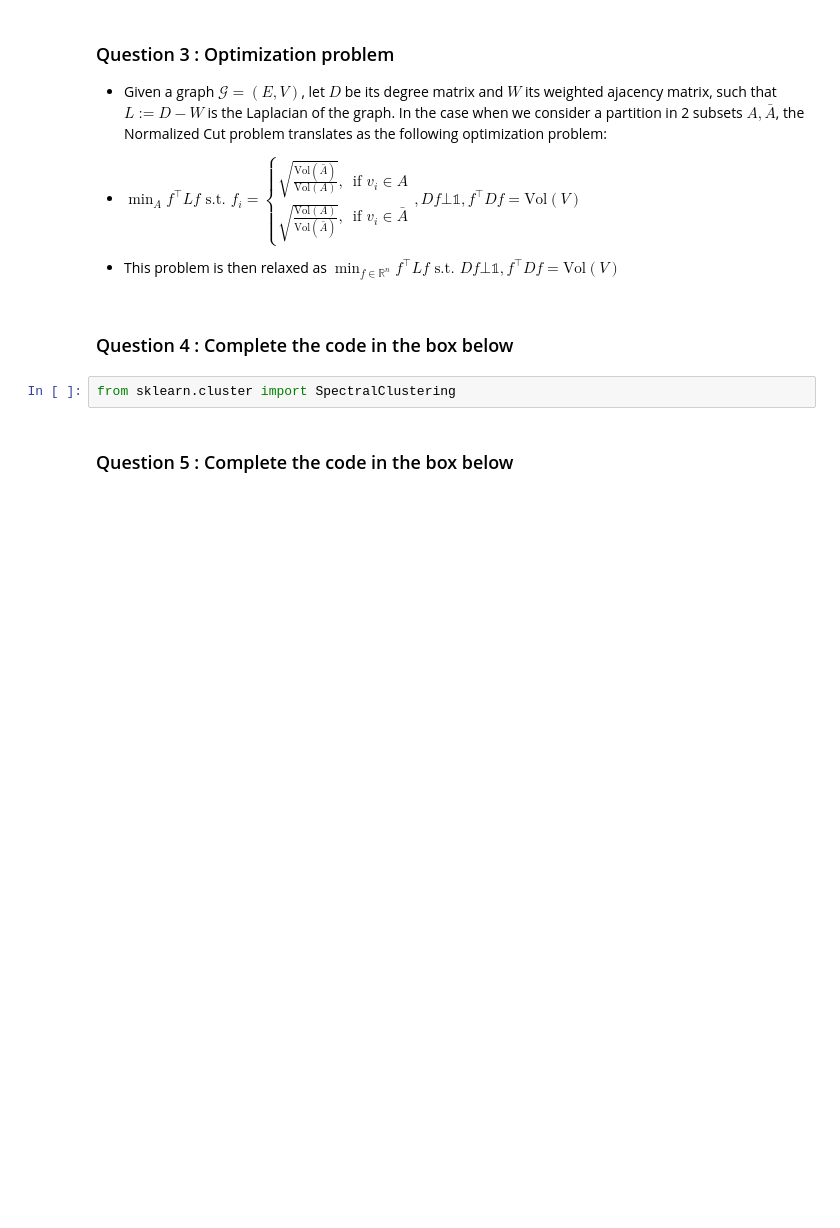
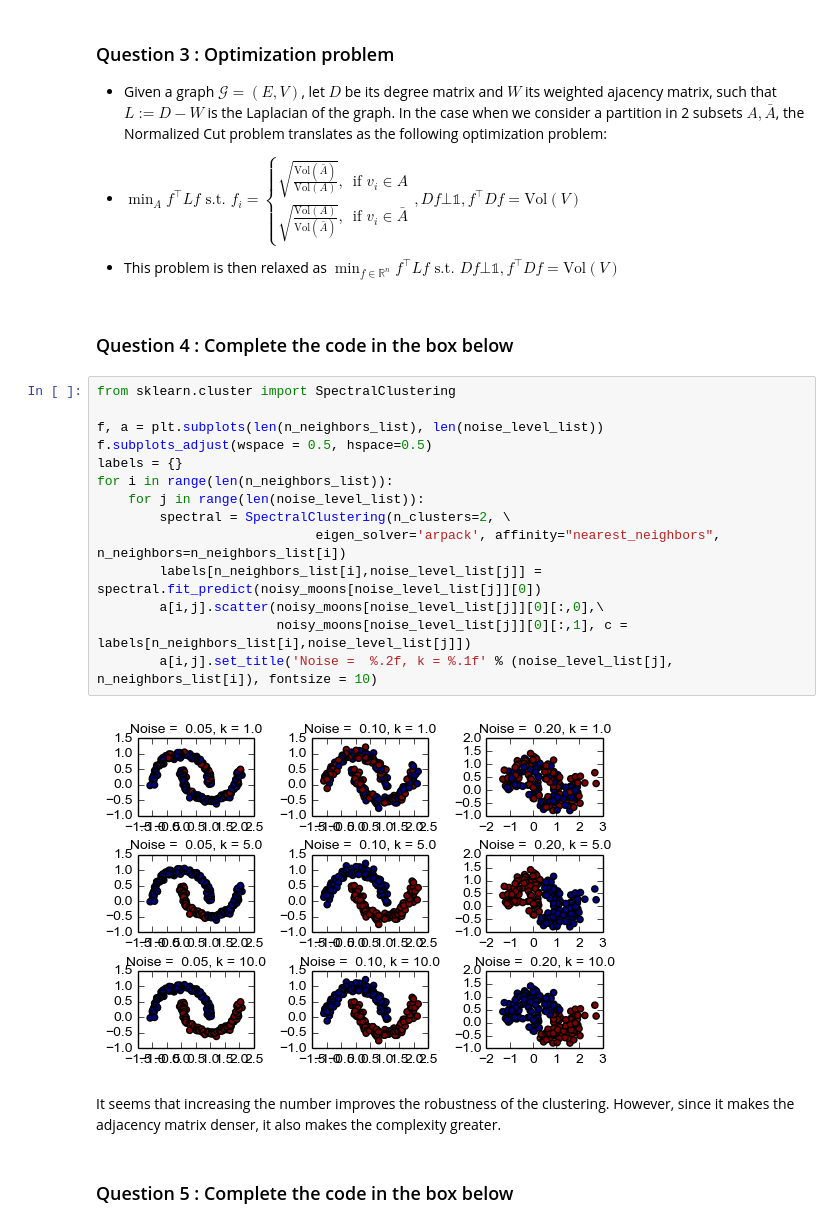
Before and after one commit to TdOpt/SpectralClustering, a Jupyter notebook: TP_SpectralClustering.ipynb, the cells around one changed output. Saved outputs shown, nothing was run; the diff lists cells and outputs as text; blank space fills up the shorter version.

Commit message:
Ran spectral clustering with varying parameters, and plotted the results

```diff
--- a/TP_SpectralClustering.ipynb
+++ b/TP_SpectralClustering.ipynb
@@ -68,8 +74,25 @@ for i in range(len(n_neighbors_list)):
 - This problem is then relaxed as $\min_{f\in \mathbb{R}^n} f^\top L f \text{ s.t. } Df \bot \mathbb{1}, f^\top D f = \text{Vol}(V)$
 # %% [markdown]
 ### Question 4 : Complete the code in the box below
-# %%
-from sklearn.cluster import SpectralClustering
+# %%
+from sklearn.cluster import SpectralClustering
+
+f, a = plt.subplots(len(n_neighbors_list), len(noise_level_list))
+f.subplots_adjust(wspace = 0.5, hspace=0.5)
+labels = {}
+for i in range(len(n_neighbors_list)):
+    for j in range(len(noise_level_list)):
+        spectral = SpectralClustering(n_clusters=2, \
+                            eigen_solver='arpack', affinity="nearest_neighbors", n_neighbors=n_neighbors_list[i])
+        labels[n_neighbors_list[i],noise_level_list[j]] = spectral.fit_predict(noisy_moons[noise_level_list[j]][0])
+        a[i,j].scatter(noisy_moons[noise_level_list[j]][0][:,0],\
+                       noisy_moons[noise_level_list[j]][0][:,1], c = labels[n_neighbors_list[i],noise_level_list[j]])
+        a[i,j].set_title('Noise =  %.2f, k = %.1f' % (noise_level_list[j], n_neighbors_list[i]), fontsize = 10)
+# %% [output]
+[figure, added]
+# %% [markdown]
+It seems that increasing the number improves the robustness of the clustering.
+However, since it makes the adjacency matrix denser, it also makes the complexity greater.
 # %% [markdown]
 ### Question 5 : Complete the code in the box below
 # %% [markdown]
```
Also changed, not shown: parts of 2 cells of this notebook.
